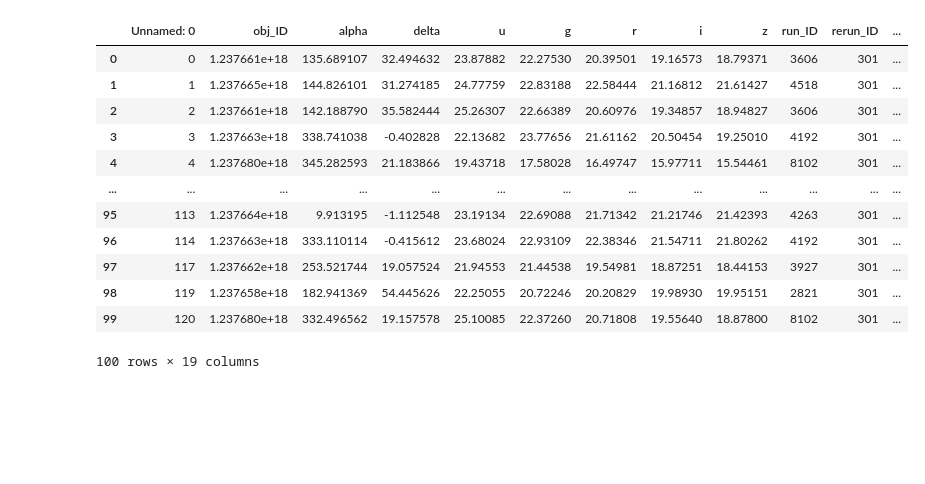
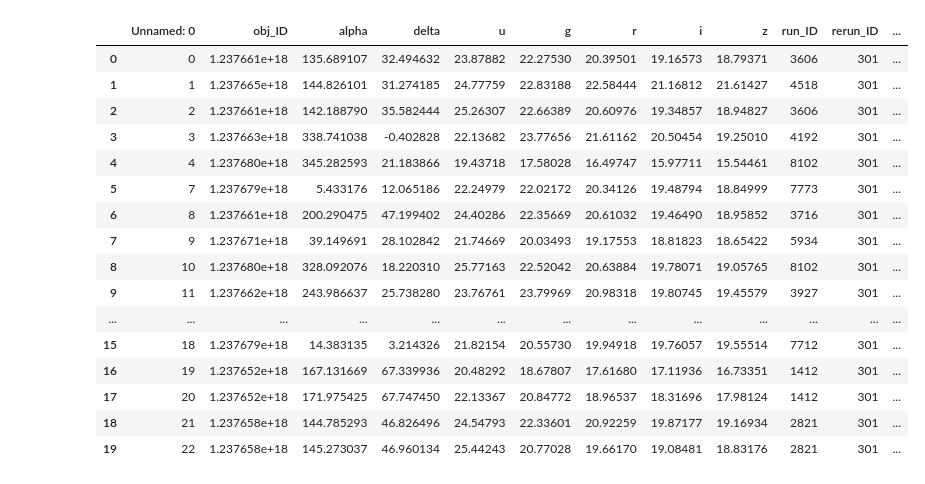
Before and after one commit to ZachMajernik/DataScience2, a Jupyter notebook: Launch&ExitTickets/ExitTicket_2-8.ipynb, the cells around one changed output. Drawn from its saved outputs; the diff is of its cells as text; code cells hidden in the pictures; blank space fills up the shorter version.

```diff
--- a/Launch&ExitTickets/ExitTicket_2-8.ipynb
+++ b/Launch&ExitTickets/ExitTicket_2-8.ipynb
@@ -5,20 +8,23 @@ import matplotlib.pyplot as plt
 # %%
-df = pd.read_csv('star.csv')
+df_1 = pd.read_csv('star.csv')
+df_1.head(20)
+# %% [output]
+|  | Unnamed: 0 | obj_ID | alpha | delta | u | g | r | i | z | run_ID | rerun_ID | ... |
+| 0 | 0 | 1.237661e+18 | 135.689107 | 32.494632 | 23.87882 | 22.27530 | 20.39501 | 19.16573 | 18.79371 | 3606 | 301 | ... |
+| 1 | 1 | 1.237665e+18 | 144.826101 | 31.274185 | 24.77759 | 22.83188 | 22.58444 | 21.16812 | 21.61427 | 4518 | 301 | ... |
+| 2 | 2 | 1.237661e+18 | 142.188790 | 35.582444 | 25.26307 | 22.66389 | 20.60976 | 19.34857 | 18.94827 | 3606 | 301 | ... |
+| 3 | 3 | 1.237663e+18 | 338.741038 | -0.402828 | 22.13682 | 23.77656 | 21.61162 | 20.50454 | 19.25010 | 4192 | 301 | ... |
+| 4 | 4 | 1.237680e+18 | 345.282593 | 21.183866 | 19.43718 | 17.58028 | 16.49747 | 15.97711 | 15.54461 | 8102 | 301 | ... |
+| 5 | 7 | 1.237679e+18 | 5.433176 | 12.065186 | 22.24979 | 22.02172 | 20.34126 | 19.48794 | 18.84999 | 7773 | 301 | ... |
+| 6 | 8 | 1.237661e+18 | 200.290475 | 47.199402 | 24.40286 | 22.35669 | 20.61032 | 19.46490 | 18.95852 | 3716 | 301 | ... |
+| 7 | 9 | 1.237671e+18 | 39.149691 | 28.102842 | 21.74669 | 20.03493 | 19.17553 | 18.81823 | 18.65422 | 5934 | 301 | ... |
+| 8 | 10 | 1.237680e+18 | 328.092076 | 18.220310 | 25.77163 | 22.52042 | 20.63884 | 19.78071 | 19.05765 | 8102 | 301 | ... |
+| 9 | 11 | 1.237662e+18 | 243.986637 | 25.738280 | 23.76761 | 23.79969 | 20.98318 | 19.80745 | 19.45579 | 3927 | 301 | ... |
+| ... | ... | ... | ... | ... | ... | ... | ... | ... | ... | ... | ... | ... |
+| 15 | 18 | 1.237679e+18 | 14.383135 | 3.214326 | 21.82154 | 20.55730 | 19.94918 | 19.76057 | 19.55514 | 7712 | 301 | ... |
+| 16 | 19 | 1.237652e+18 | 167.131669 | 67.339936 | 20.48292 | 18.67807 | 17.61680 | 17.11936 | 16.73351 | 1412 | 301 | ... |
+| 17 | 20 | 1.237652e+18 | 171.975425 | 67.747450 | 22.13367 | 20.84772 | 18.96537 | 18.31696 | 17.98124 | 1412 | 301 | ... |
+| 18 | 21 | 1.237658e+18 | 144.785293 | 46.826496 | 24.54793 | 22.33601 | 20.92259 | 19.87177 | 19.16934 | 2821 | 301 | ... |
+| 19 | 22 | 1.237658e+18 | 145.273037 | 46.960134 | 25.44243 | 20.77028 | 19.66170 | 19.08481 | 18.83176 | 2821 | 301 | ... |
-# %%
-df.head(100)
-# %% [output]
-|  | Unnamed: 0 | obj_ID | alpha | delta | u | g | r | i | z | run_ID | rerun_ID | ... |
-| 0 | 0 | 1.237661e+18 | 135.689107 | 32.494632 | 23.87882 | 22.27530 | 20.39501 | 19.16573 | 18.79371 | 3606 | 301 | ... |
-| 1 | 1 | 1.237665e+18 | 144.826101 | 31.274185 | 24.77759 | 22.83188 | 22.58444 | 21.16812 | 21.61427 | 4518 | 301 | ... |
-| 2 | 2 | 1.237661e+18 | 142.188790 | 35.582444 | 25.26307 | 22.66389 | 20.60976 | 19.34857 | 18.94827 | 3606 | 301 | ... |
-| 3 | 3 | 1.237663e+18 | 338.741038 | -0.402828 | 22.13682 | 23.77656 | 21.61162 | 20.50454 | 19.25010 | 4192 | 301 | ... |
-| 4 | 4 | 1.237680e+18 | 345.282593 | 21.183866 | 19.43718 | 17.58028 | 16.49747 | 15.97711 | 15.54461 | 8102 | 301 | ... |
-| ... | ... | ... | ... | ... | ... | ... | ... | ... | ... | ... | ... | ... |
-| 95 | 113 | 1.237664e+18 | 9.913195 | -1.112548 | 23.19134 | 22.69088 | 21.71342 | 21.21746 | 21.42393 | 4263 | 301 | ... |
-| 96 | 114 | 1.237663e+18 | 333.110114 | -0.415612 | 23.68024 | 22.93109 | 22.38346 | 21.54711 | 21.80262 | 4192 | 301 | ... |
-| 97 | 117 | 1.237662e+18 | 253.521744 | 19.057524 | 21.94553 | 21.44538 | 19.54981 | 18.87251 | 18.44153 | 3927 | 301 | ... |
-| 98 | 119 | 1.237658e+18 | 182.941369 | 54.445626 | 22.25055 | 20.72246 | 20.20829 | 19.98930 | 19.95151 | 2821 | 301 | ... |
-| 99 | 120 | 1.237680e+18 | 332.496562 | 19.157578 | 25.10085 | 22.37260 | 20.71808 | 19.55640 | 18.87800 | 8102 | 301 | ... |
-100 rows × 19 columns
 # %%
 #best for seperating galaxy from star
```
Also changed, not shown: parts of 12 cells of this notebook, 3 other files.
